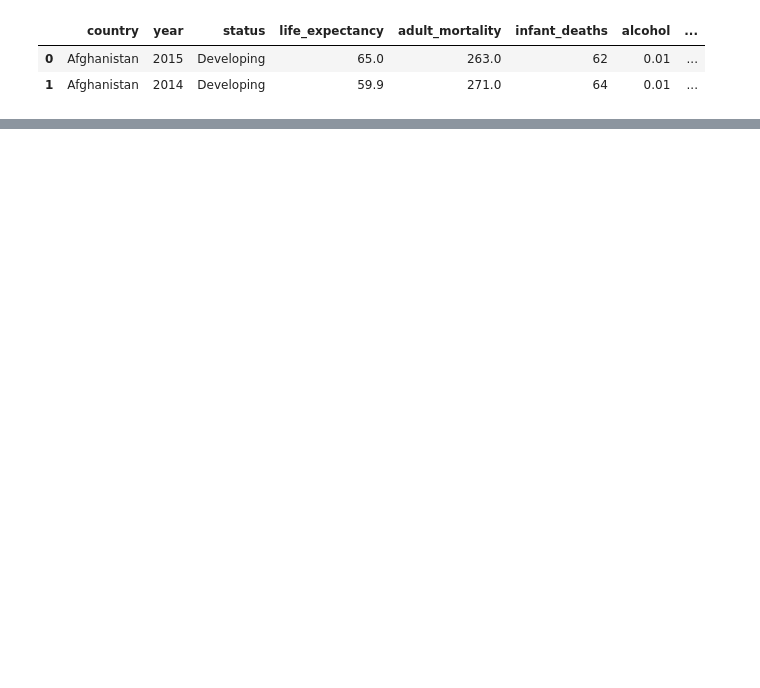
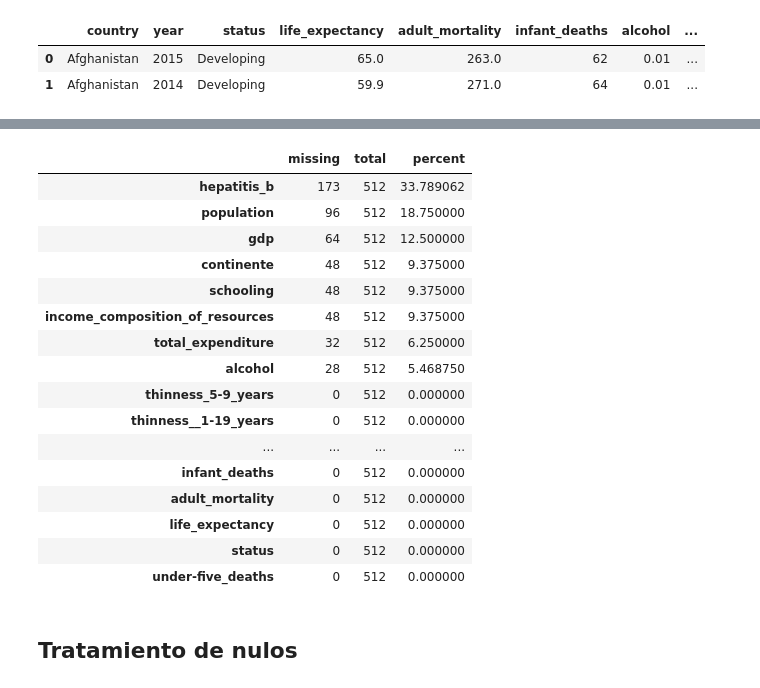
Before and after one commit to Adalab/DA-promo-c-modulo-3-sprint-1-Ximena-Anahi, a Jupyter notebook: 1. Regresion Lineal/1.pp-intro-machine-learning.ipynb, the cells around one changed output, grey strips where cells are left out. Drawn from its saved outputs; the diff is of its cells as text; code cells hidden in the pictures; blank space fills up the shorter version.

```diff
--- a/1. Regresion Lineal/1.pp-intro-machine-learning.ipynb
+++ b/1. Regresion Lineal/1.pp-intro-machine-learning.ipynb
@@ -388,0 +320,22 @@ array(['África'], dtype=object)
+# %%
+df_desarrollados.stb.missing()
+# %% [output]
+|  | missing | total | percent |
+| hepatitis_b | 173 | 512 | 33.789062 |
+| population | 96 | 512 | 18.750000 |
+| gdp | 64 | 512 | 12.500000 |
+| continente | 48 | 512 | 9.375000 |
+| schooling | 48 | 512 | 9.375000 |
+| income_composition_of_resources | 48 | 512 | 9.375000 |
+| total_expenditure | 32 | 512 | 6.250000 |
+| alcohol | 28 | 512 | 5.468750 |
+| thinness_5-9_years | 0 | 512 | 0.000000 |
+| thinness__1-19_years | 0 | 512 | 0.000000 |
+| ... | ... | ... | ... |
+| infant_deaths | 0 | 512 | 0.000000 |
+| adult_mortality | 0 | 512 | 0.000000 |
+| life_expectancy | 0 | 512 | 0.000000 |
+| status | 0 | 512 | 0.000000 |
+| under-five_deaths | 0 | 512 | 0.000000 |
+# %% [markdown]
+## Tratamiento de nulos
```
Also changed, not shown: parts of 24 cells of this notebook, 2 other files.
